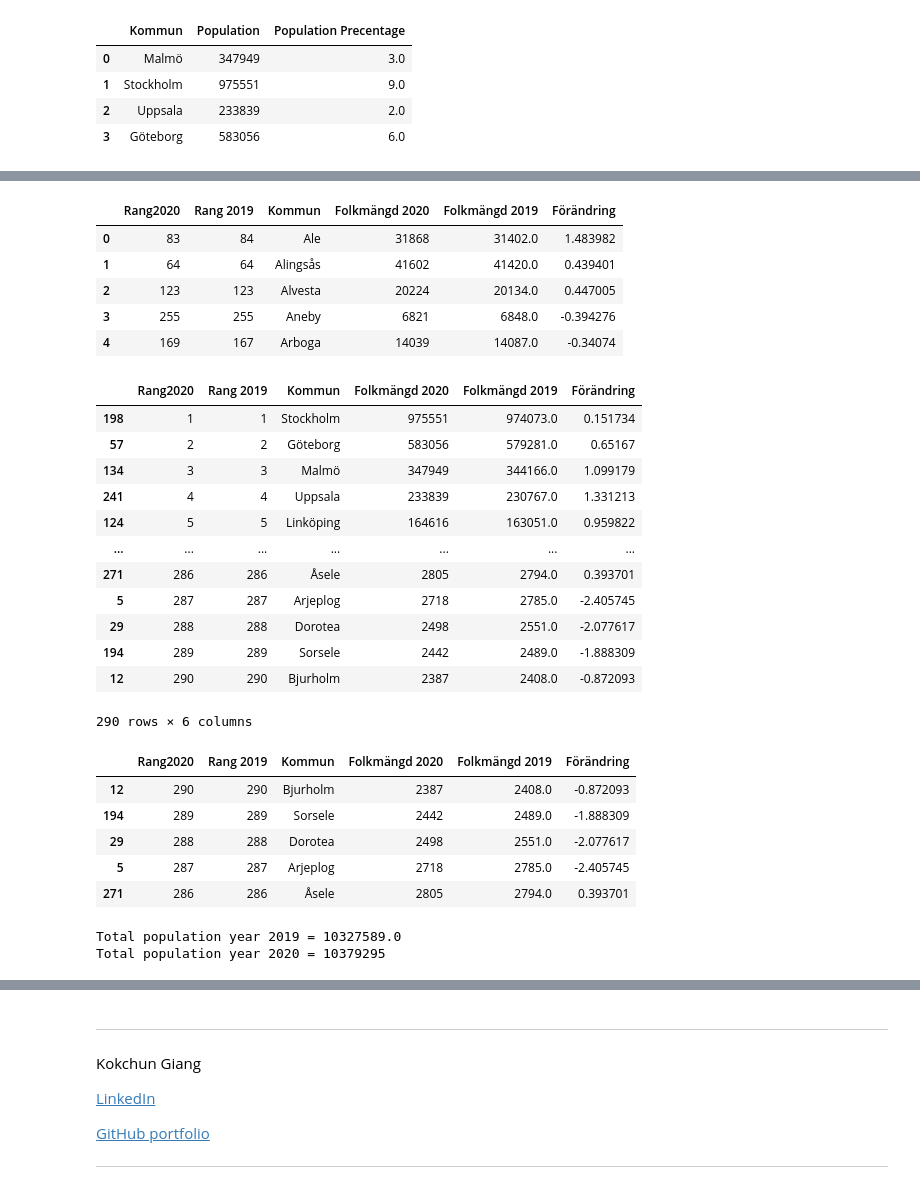
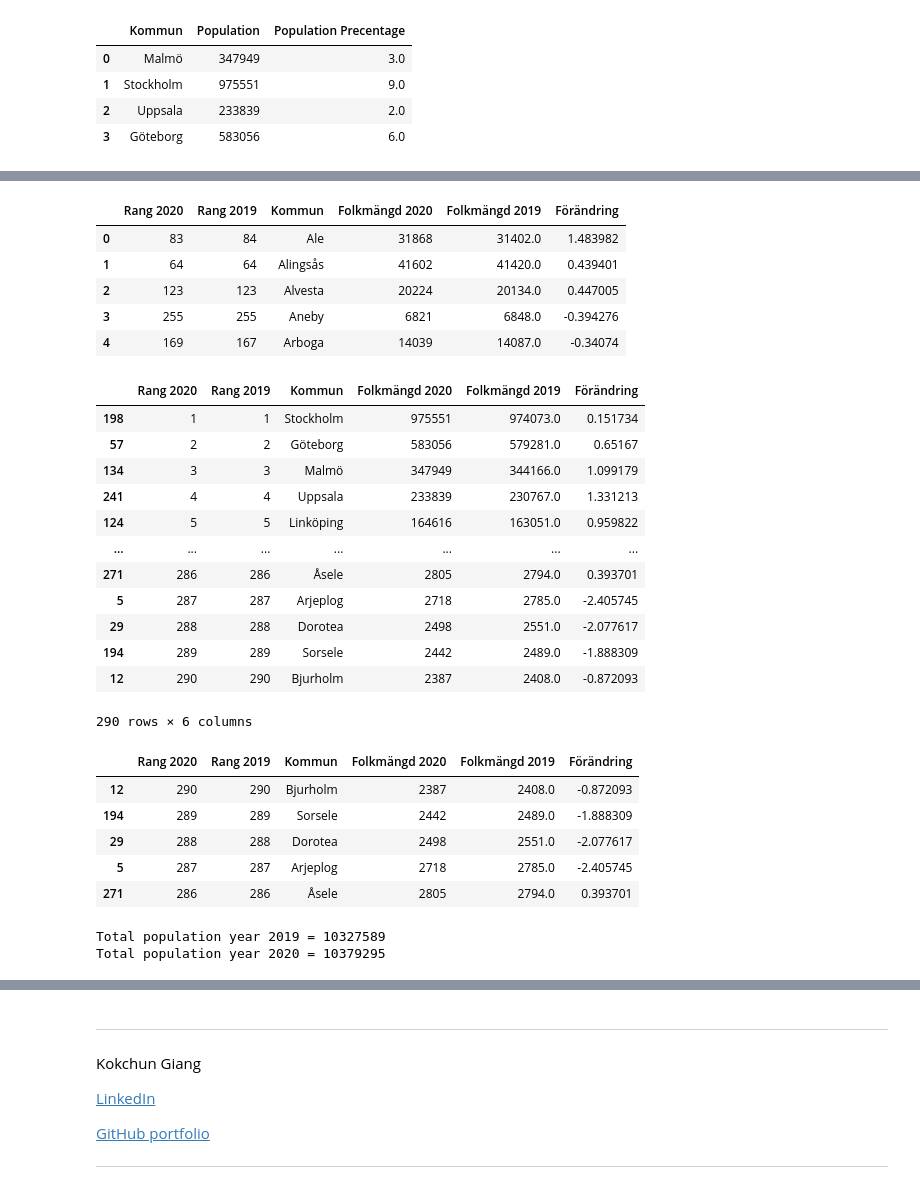
Before and after one commit to Rufshod/Databehandling-Alexander-Andersson, a Jupyter notebook: Exercises/E00_pandas_basic_syntax.ipynb, the cells around one changed output, grey strips where cells are left out. Saved outputs shown, nothing was run; the diff lists cells and outputs as text; code cells hidden in the pictures.

```diff
--- a/Exercises/E00_pandas_basic_syntax.ipynb
+++ b/Exercises/E00_pandas_basic_syntax.ipynb
@@ -243,28 +243,29 @@ f)
 # %%
 # a)
 df = pd.read_excel("../Data/komtopp50_2020.xlsx", sheet_name="Totalt")
 
 df.rename(
     columns={
-        "Unnamed: 0": "Rang2020",
+        "Unnamed: 0": "Rang 2020",
         "Unnamed: 1": "Rang 2019",
         "Unnamed: 2": "Kommun",
         "Unnamed: 3": "Folkmängd 2020",
         "Unnamed: 4": "Folkmängd 2019",
         "Unnamed: 5": "Förändring",
     },
     inplace=True,
 )  # rename columns using column dict
 
 # b)
 df = df.drop(df.index[0:6])  # drop all rows from 0-6
 df.reset_index(
     drop=True, inplace=True
 )  # reset index count to start from 0, drop old index count
-df["Rang 2019"] = df["Rang 2019"].astype(int)  # Chaining several functions/methods.
+df["Rang 2019"] = df["Rang 2019"].astype(int)
+df["Rang 2020"] = df["Rang 2020"].astype(int)  # Chaining several functions/methods.
 df.head()
 # %% [output]
-|  | Rang2020 | Rang 2019 | Kommun | Folkmängd 2020 | Folkmängd 2019 | Förändring |
+|  | Rang 2020 | Rang 2019 | Kommun | Folkmängd 2020 | Folkmängd 2019 | Förändring |
 | 0 | 83 | 84 | Ale | 31868 | 31402.0 | 1.483982 |
 | 1 | 64 | 64 | Alingsås | 41602 | 41420.0 | 0.439401 |
 | 2 | 123 | 123 | Alvesta | 20224 | 20134.0 | 0.447005 |
@@ -275,7 +276,7 @@ df.head()
 population_sort_largest = df.sort_values(by="Folkmängd 2020", ascending=False)
 population_sort_largest
 # %% [output]
-|  | Rang2020 | Rang 2019 | Kommun | Folkmängd 2020 | Folkmängd 2019 | Förändring |
+|  | Rang 2020 | Rang 2019 | Kommun | Folkmängd 2020 | Folkmängd 2019 | Förändring |
 | 198 | 1 | 1 | Stockholm | 975551 | 974073.0 | 0.151734 |
 | 57 | 2 | 2 | Göteborg | 583056 | 579281.0 | 0.65167 |
 | 134 | 3 | 3 | Malmö | 347949 | 344166.0 | 1.099179 |
@@ -295,7 +296,7 @@ population_small_5_sorted = df.sort_values(
 ).head()
 population_small_5_sorted
 # %% [output]
-|  | Rang2020 | Rang 2019 | Kommun | Folkmängd 2020 | Folkmängd 2019 | Förändring |
+|  | Rang 2020 | Rang 2019 | Kommun | Folkmängd 2020 | Folkmängd 2019 | Förändring |
 | 12 | 290 | 290 | Bjurholm | 2387 | 2408.0 | -0.872093 |
 | 194 | 289 | 289 | Sorsele | 2442 | 2489.0 | -1.888309 |
 | 29 | 288 | 288 | Dorotea | 2498 | 2551.0 | -2.077617 |
@@ -311,7 +312,7 @@ print(f"Total population year 2019 = {total_pop_2019}")
 total_pop_2020 = round(sum(df["Folkmängd 2020"]))
 print(f"Total population year 2020 = {total_pop_2020}")
 # %% [output]
-Total population year 2019 = 10327589.0
+Total population year 2019 = 10327589
 Total population year 2020 = 10379295
 # %%
 # f) Plot a bar chart for the five largest cities and the five smallest cities. (*)
```
Also changed, not shown: parts of 13 cells of this notebook.
